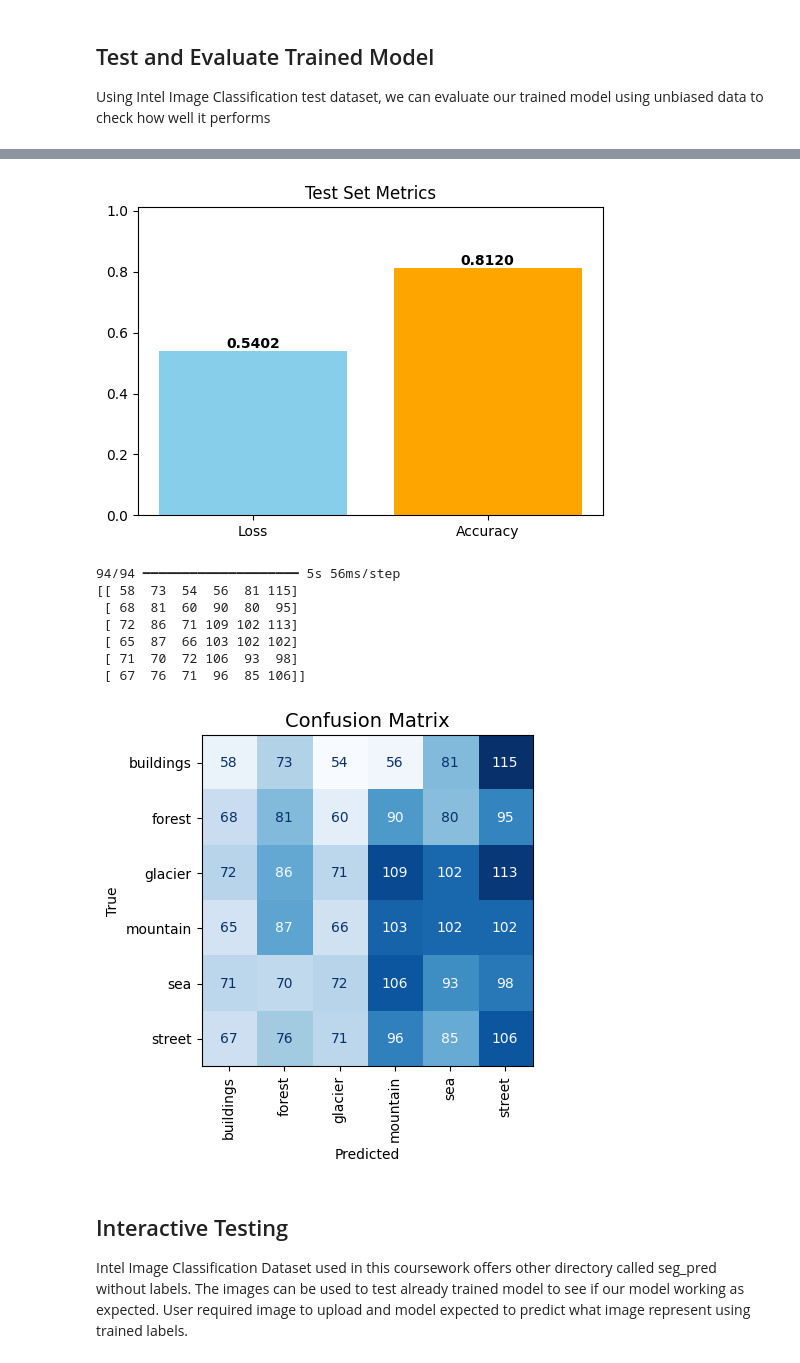
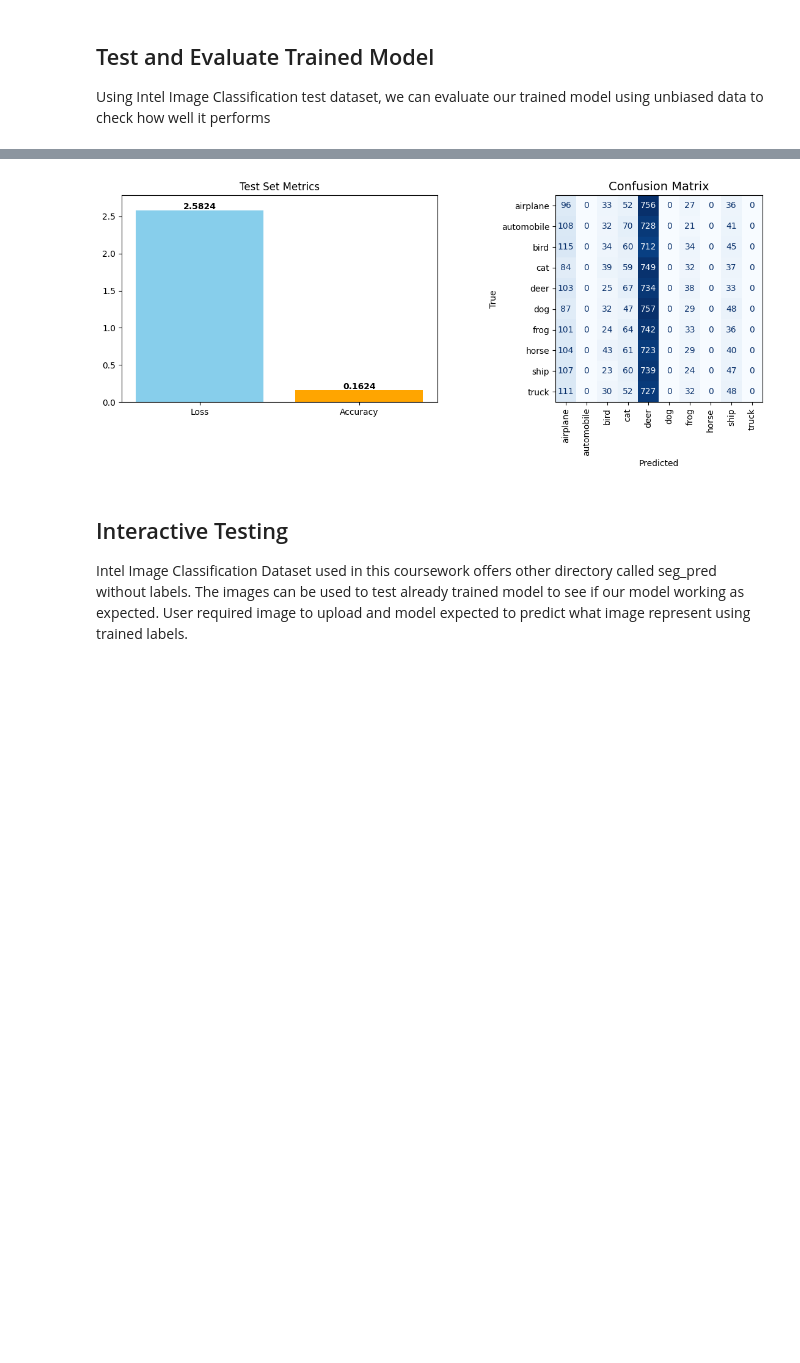
Before and after one commit to baxasd/MLCW2, a Jupyter notebook: Z22590018_MLCW2.ipynb, the cells around one changed output, grey strips where cells are left out. Drawn from its saved outputs; the diff is of its cells as text; code cells hidden in the pictures; blank space fills up the shorter version.

Commit message:
dataset change

```diff
--- a/Z22590018_MLCW2.ipynb
+++ b/Z22590018_MLCW2.ipynb
@@ -58,7 +61,7 @@ We use the Intel Image Classification dataset. Kagglehub downloads the dataset t
 current_dir = os.getcwd()
 
 # Define target directory to copy dataset
-target_dir = os.path.join(current_dir, "intel-data")
+target_dir = os.path.join(current_dir, "data")
 
 # Check if Directory exists
 if os.path.exists(target_dir):
@@ -67,7 +70,7 @@ if os.path.exists(target_dir):
 else:
 
     # Download Intel Image Classification Dataset and capture its path in below variable
-    path = kagglehub.dataset_download("puneet6060/intel-image-classification")
+    path = kagglehub.dataset_download("gazu468/cifar10-classification-image")
     print("Download Path: ", path)
 
     # Move from cache to target directory
@@ -316,10 +302,12 @@ plt.show()
 Using Intel Image Classification test dataset, we can evaluate our trained model using unbiased data to check how well it performs
 # %%
 # Evaluate on test set after training
+# We will be using already provided test directory from Intel image dataset
 
 # Assign corresponding directories to variables.
-test_dir = os.path.join(target_dir, "seg_test/seg_test")
+test_dir = os.path.join(target_dir, "cifar10/test")
 
+# Get test data
 test_data = image_dataset_from_directory(
     test_dir,
     image_size=(150,150),
@@ -327,35 +315,34 @@ test_data = image_dataset_from_directory(
     label_mode='categorical'
 )
 
+# Evaluate model
 test_loss, test_acc = model.evaluate(test_data)
 
-# Test metrics
+# get Metrics
 metrics = [test_loss, test_acc]
 labels = ['Loss', 'Accuracy']
 
-plt.figure(figsize=(6,4))
-plt.bar(labels, metrics, color=['skyblue', 'orange'])
-plt.title("Test Set Metrics")
-for i, v in enumerate(metrics):
-    plt.text(i, v + 0.01, f"{v:.4f}", ha='center', fontweight='bold')
-plt.ylim(0, max(metrics)+0.2)
-plt.show()
-
-
+# Compute confusion matrix
 y_test_true = np.concatenate([np.argmax(y.numpy(), axis=1) for x, y in test_data])
 y_test_pred = np.argmax(model.predict(test_data), axis=1)
+test_cm = confusion_matrix(y_test_true, y_test_pred)
 
-test_cm = confusion_matrix(y_test_true, y_test_pred)
-print(test_cm)
+fig, axes = plt.subplots(1, 2, figsize=(12, 5))
 
-plt.style.use('default')
+# Bar Chart
+axes[0].bar(labels, metrics, color=['skyblue', 'orange'])
+axes[0].set_title("Test Set Metrics")
+for i, v in enumerate(metrics):
+    axes[0].text(i, v + 0.01, f"{v:.4f}", ha='center', fontweight='bold')
+axes[0].set_ylim(0, max(metrics)+0.2)
 
+# Confusion Matrix
 test_disp = ConfusionMatrixDisplay(test_cm, display_labels=test_data.class_names)
-test_disp.plot(cmap='Blues', xticks_rotation='vertical', colorbar=False)
+test_disp.plot(cmap='Blues', xticks_rotation='vertical', colorbar=False, ax=axes[1])
+axes[1].set_title("Confusion Matrix", fontsize=14)
+axes[1].set_xlabel("Predicted")
+axes[1].set_ylabel("True")
 
-plt.title("Confusion Matrix", fontsize=14)
-plt.xlabel("Predicted")
-plt.ylabel("True")
 plt.tight_layout()
 plt.show()
 # %% [output]
@@ -364,12 +352,4 @@ Found 3000 files belonging to 6 classes.
-[figure, old version]
+[figure, new version]
-94/94 ━━━━━━━━━━━━━━━━━━━━ 5s 56ms/step
-[[ 58  73  54  56  81 115]
- [ 68  81  60  90  80  95]
- [ 72  86  71 109 102 113]
- [ 65  87  66 103 102 102]
- [ 71  70  72 106  93  98]
- [ 67  76  71  96  85 106]]
-[figure, removed]
 # %% [markdown]
 ## Interactive Testing
 
```
Also changed, not shown: parts of 11 cells of this notebook, 1 other file.
